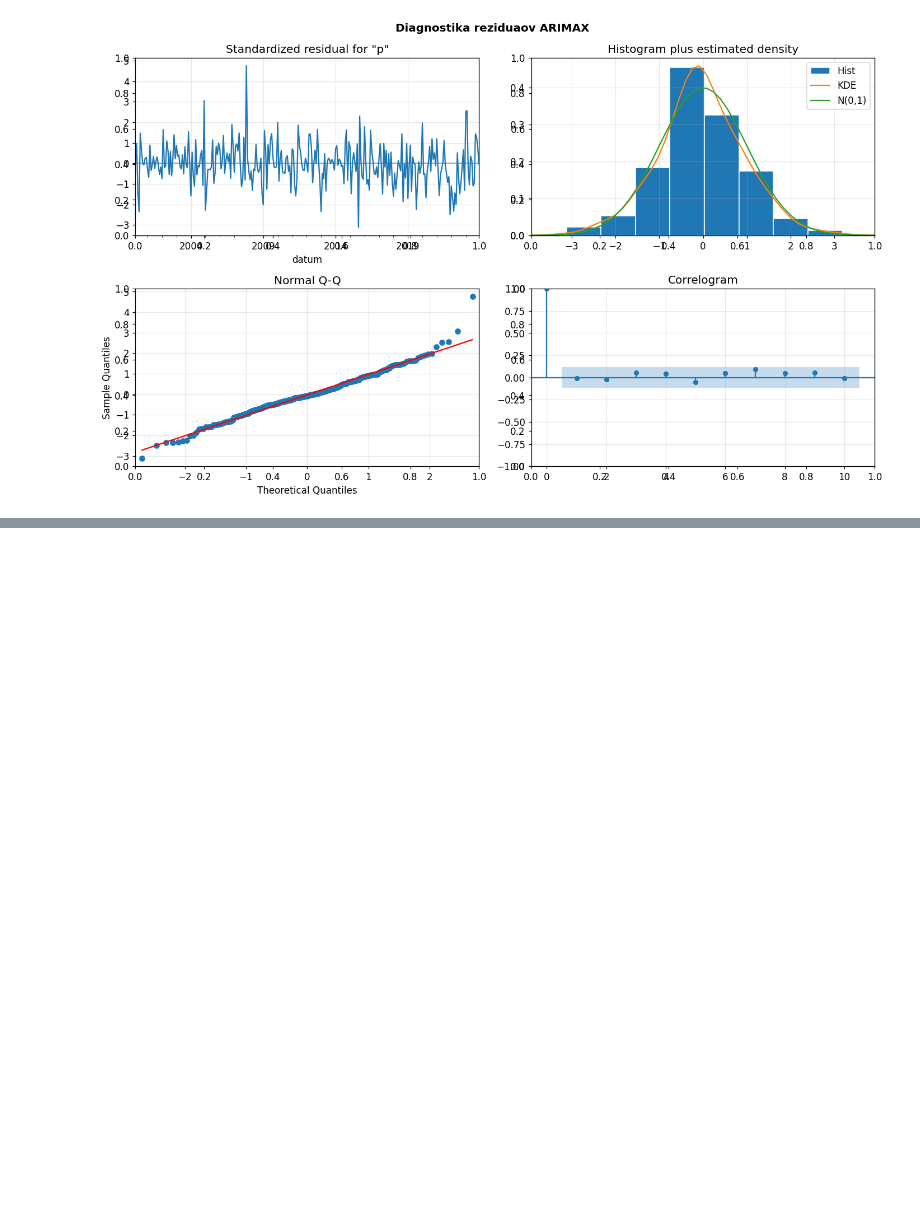
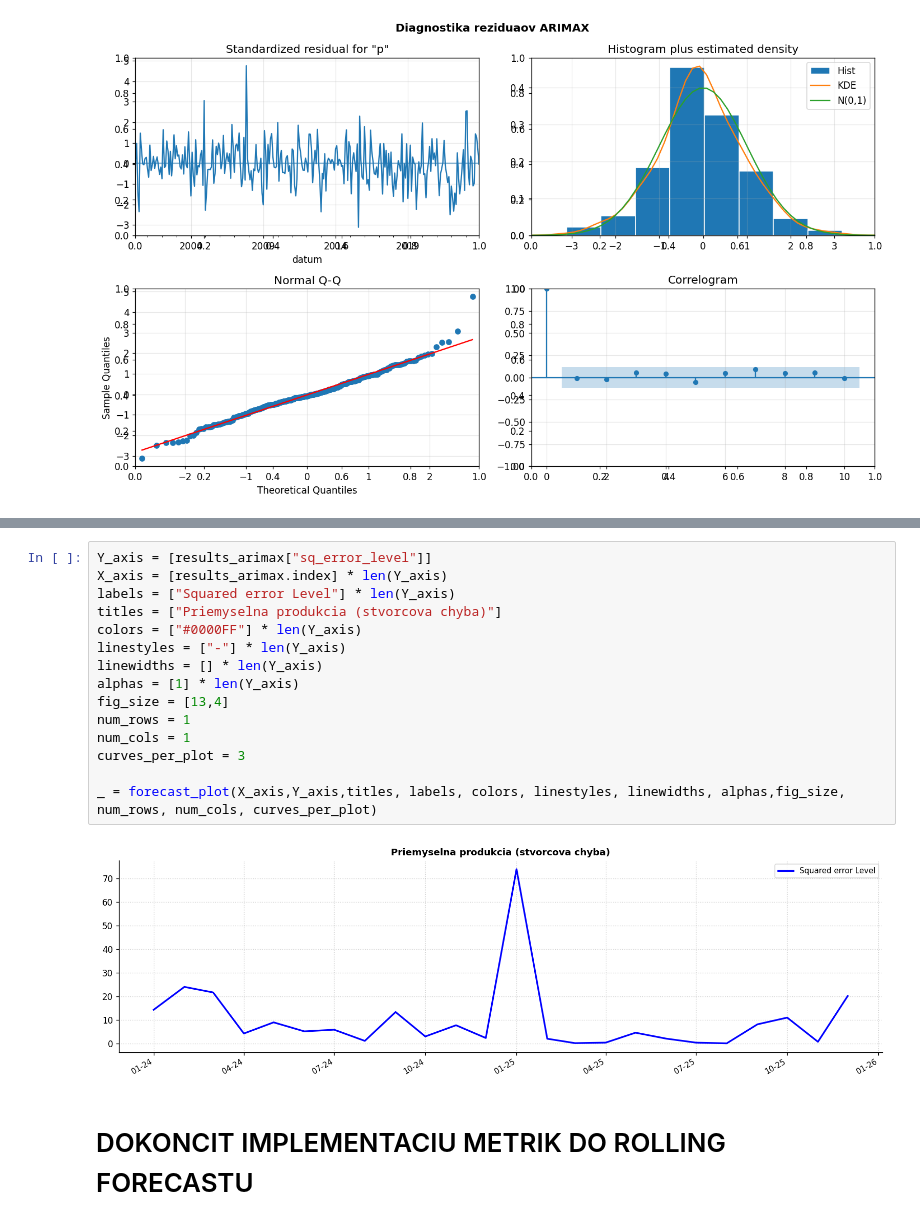
Before and after one commit to Adam24-7/Diplomovka_repo, a Jupyter notebook: ARIMAX.ipynb, the cells around one changed output, grey strips where cells are left out. Cells and saved outputs as stored; diff of their text form; blank space fills up the shorter version.

```diff
--- a/ARIMAX.ipynb
+++ b/ARIMAX.ipynb
@@ -290,0 +289,19 @@ plt.show()
+# %%
+Y_axis = [results_arimax["sq_error_level"]]
+X_axis = [results_arimax.index] * len(Y_axis)
+labels = ["Squared error Level"] * len(Y_axis)
+titles = ["Priemyselna produkcia (stvorcova chyba)"]
+colors = ["#0000FF"] * len(Y_axis)
+linestyles = ["-"] * len(Y_axis)
+linewidths = [] * len(Y_axis)
+alphas = [1] * len(Y_axis)
+fig_size = [13,4]
+num_rows = 1
+num_cols = 1
+curves_per_plot = 3
+
+_ = forecast_plot(X_axis,Y_axis,titles, labels, colors, linestyles, linewidths, alphas,fig_size, num_rows, num_cols, curves_per_plot)
+# %% [output]
+[figure, added]
+# %% [markdown]
+# DOKONCIT IMPLEMENTACIU METRIK DO ROLLING FORECASTU
```
Also changed, not shown: parts of 10 cells of this notebook, 6 other files.
